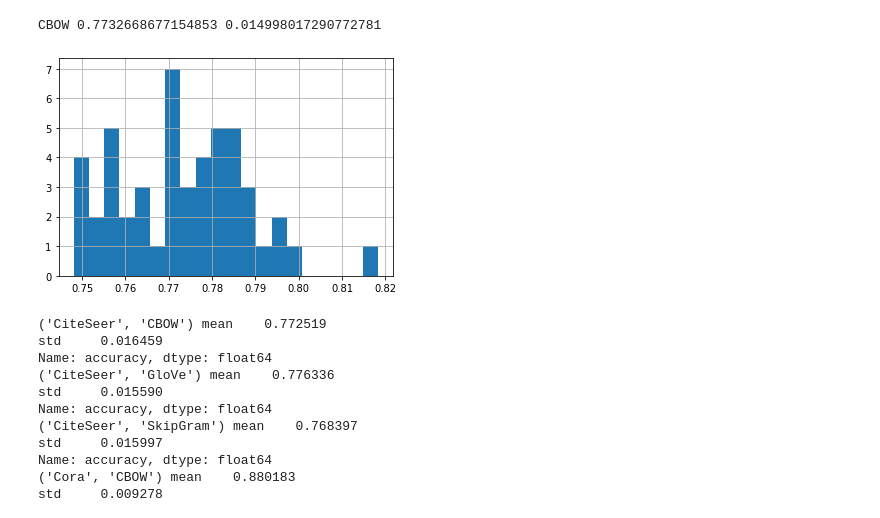
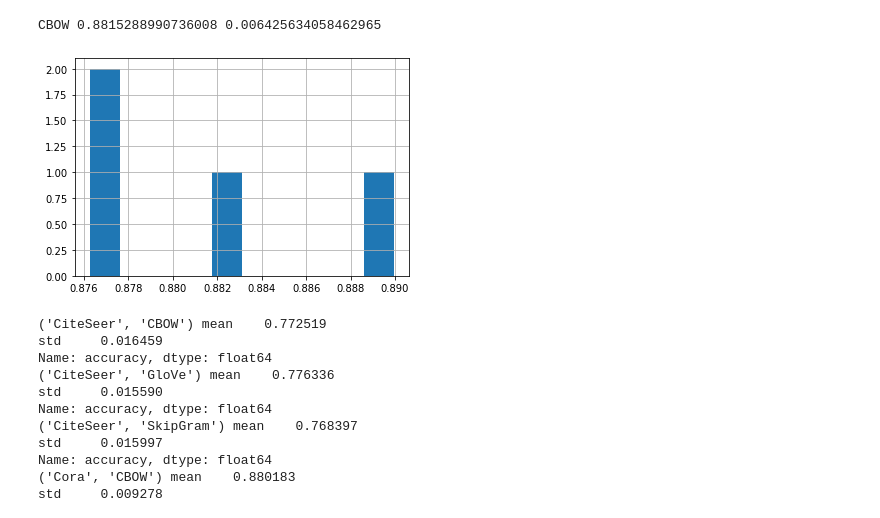
Before and after one commit to LucaCappelletti94/embiggen_experiments, a Jupyter notebook: node_label_predictions/Untitled.ipynb, the cells around one changed output. Drawn from its saved outputs; the diff is of its cells as text; code cells hidden in the pictures.

```diff
--- a/node_label_predictions/Untitled.ipynb
+++ b/node_label_predictions/Untitled.ipynb
@@ -7,6 +7,8 @@ import os
 paths = glob("nolan/*/Cora/*_performance.csv.xz")
 # %%
 paths = glob("nolan/*/CiteSeer/*_performance.csv.xz")
+# %%
+paths = glob("nolan/*/PubmedDiabetes/*_performance.csv.xz")
 # %%
 dfs = []
 for path in paths:
@@ -20,14 +22,14 @@ df = df[df.run_type == "validation"]
 # %%
 import matplotlib.pyplot as plt
 
 for method in df.node_embedding_method_name.unique():
     series = df[df.node_embedding_method_name==method].accuracy
     print(method, series.mean(), series.std())
-    series.hist(bins=20)
+    series.hist(bins=10)
     plt.show()
 # %% [output]
-CBOW 0.7732668677154853 0.014998017290772781
+CBOW 0.8815288990736008 0.006425634058462965
-[figure, old version]
+[figure, new version]
 # %%
 df = pd.read_csv("node_label_performance.csv", index_col=0).reset_index(drop=True)
 df = df.drop(columns="holdout_number")
```
Also changed, not shown: 1 other file.
